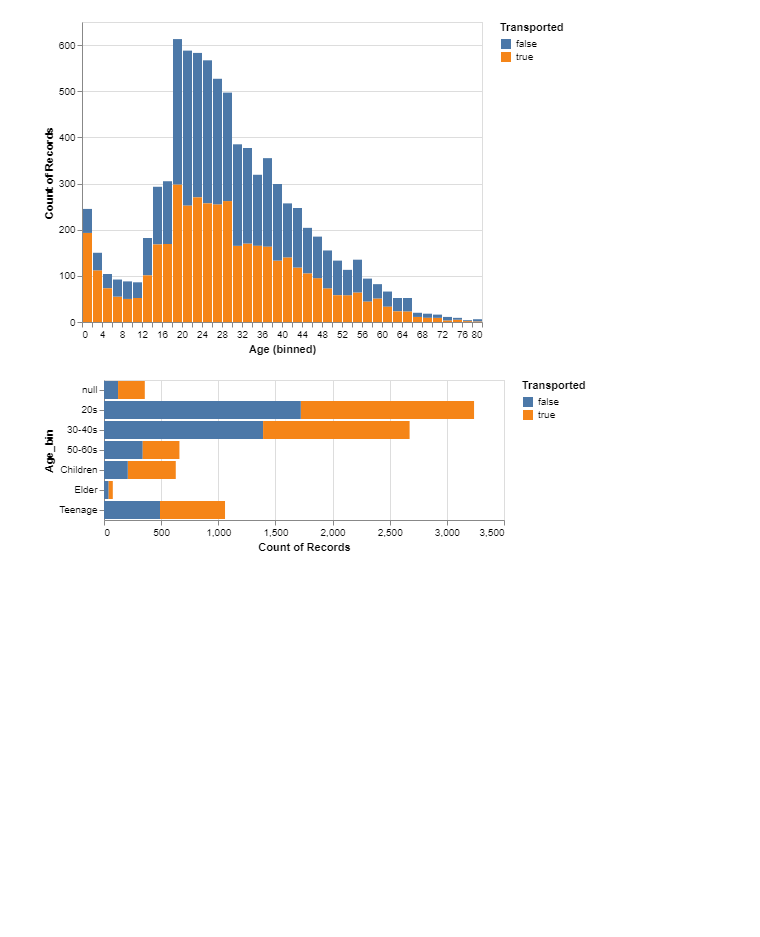
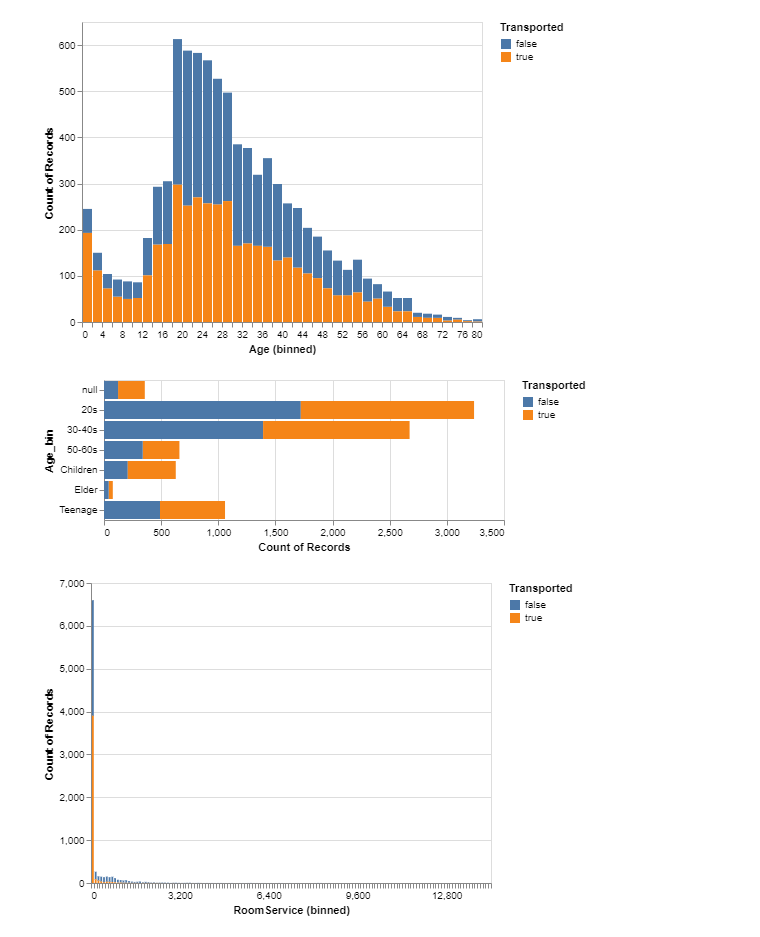
Before and after one commit to johnwslee/Spaceship_Titanic, a Jupyter notebook: spaceship_titanic.ipynb, the cells around one changed output. Cells and saved outputs as stored; diff of their text form; code cells hidden in the pictures; blank space fills up the shorter version.

```diff
--- a/spaceship_titanic.ipynb
+++ b/spaceship_titanic.ipynb
@@ -290,3 +290,11 @@ plot_age_bin = alt.Chart(train_df).mark_bar().encode(
 plot_age_bin
 # %% [output]
 [figure]
+# %%
+roomservice_histogram = alt.Chart(train_df).mark_bar().encode(
+    alt.X('RoomService', bin=alt.Bin(maxbins=200)),
+    y='count()',
+    fill='Transported')
+roomservice_histogram
+# %% [output]
+[figure, added]
```
Also changed, not shown: parts of 6 cells of this notebook.
